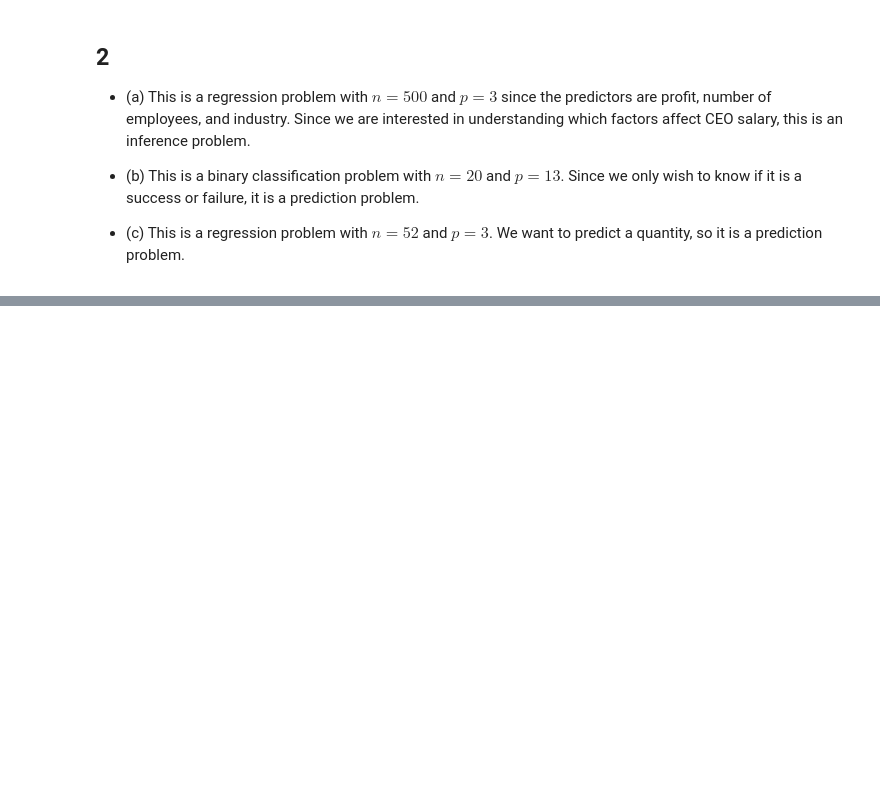
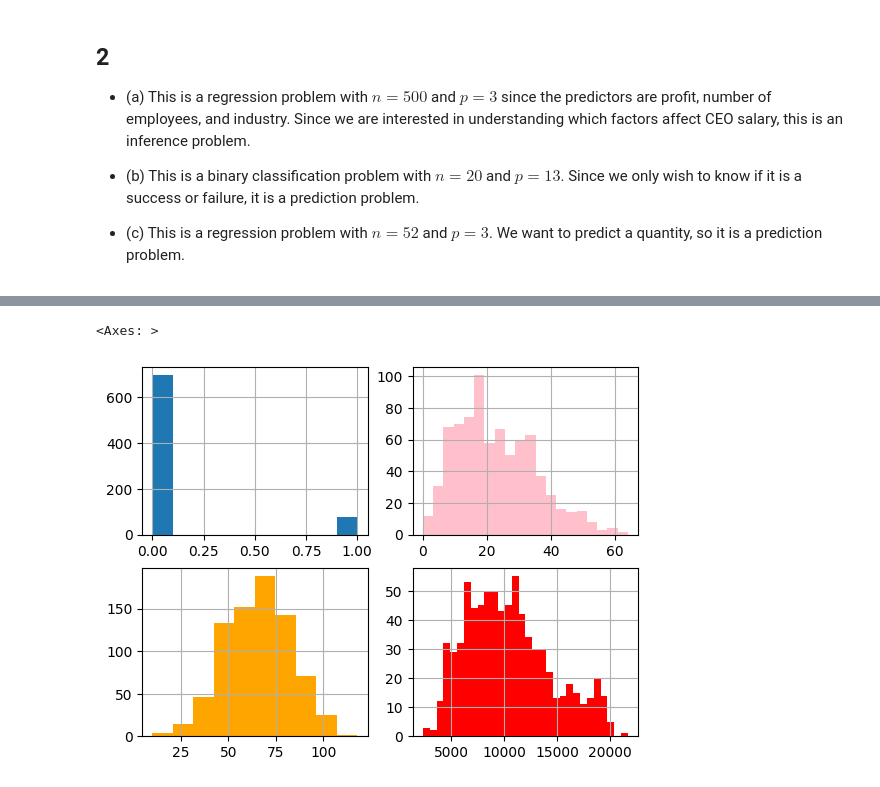
Before and after one commit to Squirrelcoding/ISLP, a Jupyter notebook: ISLP_Lab_1.ipynb, the cells around one changed output, grey strips where cells are left out. Cells and saved outputs as stored; diff of their text form; code cells hidden in the pictures; blank space fills up the shorter version.

```diff
--- a/ISLP_Lab_1.ipynb
+++ b/ISLP_Lab_1.ipynb
@@ -75,0 +262,14 @@ ax.imshow(f)
+# %%
+fig, ax = plt.subplots(2, 2)
+
+college['Elite_bins'] = pd.cut(college['Top10perc'], [0, 0.5, 1], labels=['No', 'Yes'])
+
+# fig[0][0] = college.hist(column='Elite')
+
+college['Elite'].map({'Yes': 1, 'No': 0}).hist(bins=10, ax=ax[0, 0])
+college['Grad.Rate'].hist(bins=10, ax=ax[1, 0], color='orange')
+college['Outstate'].hist(bins=30, ax=ax[1, 1], color='red')
+college['perc.alumni'].hist(bins=20, ax=ax[0, 1], color='pink')
+# %% [output]
+<Axes: >
+[figure, added]
```
Also changed, not shown: parts of 35 cells of this notebook.
